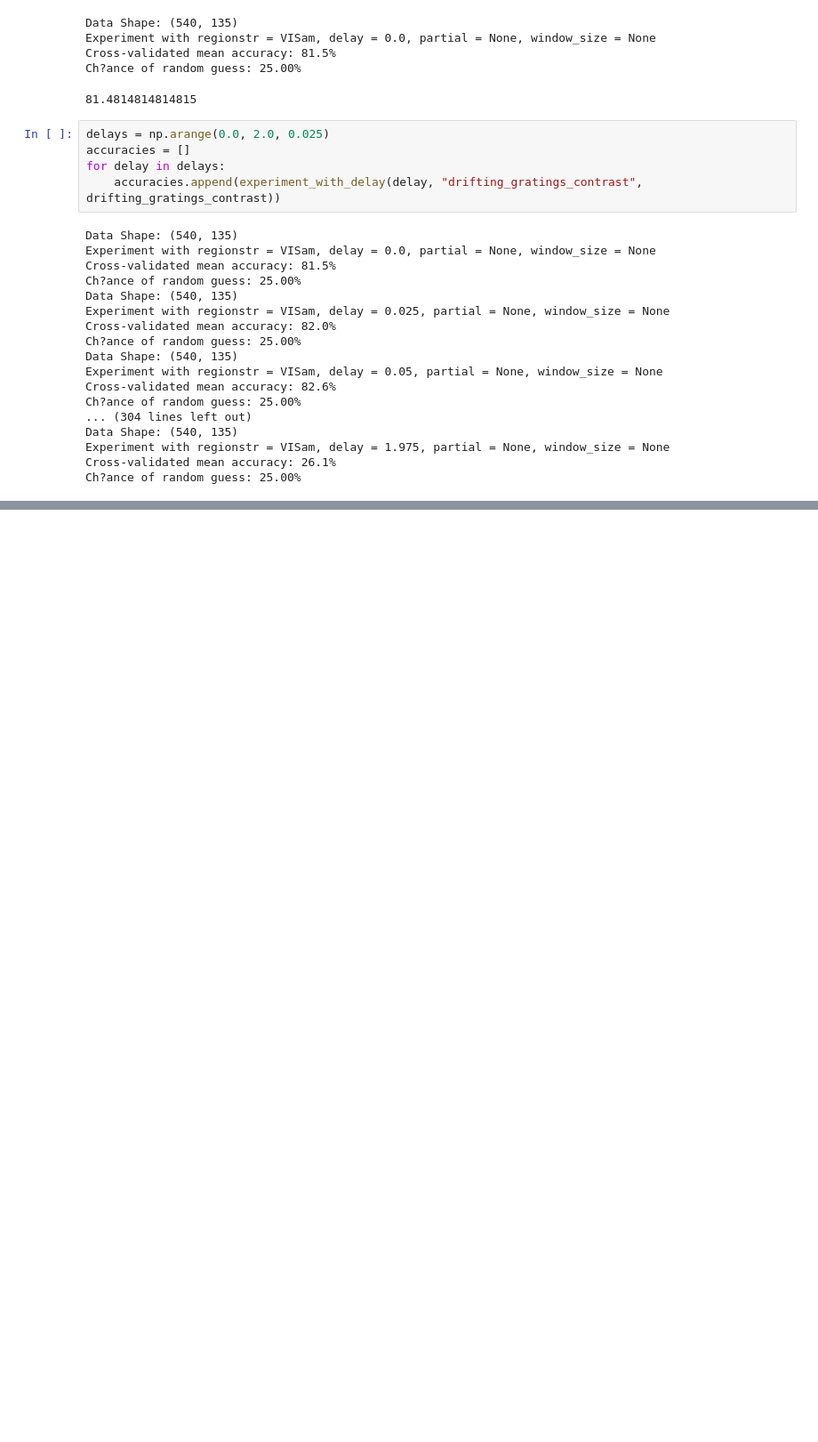
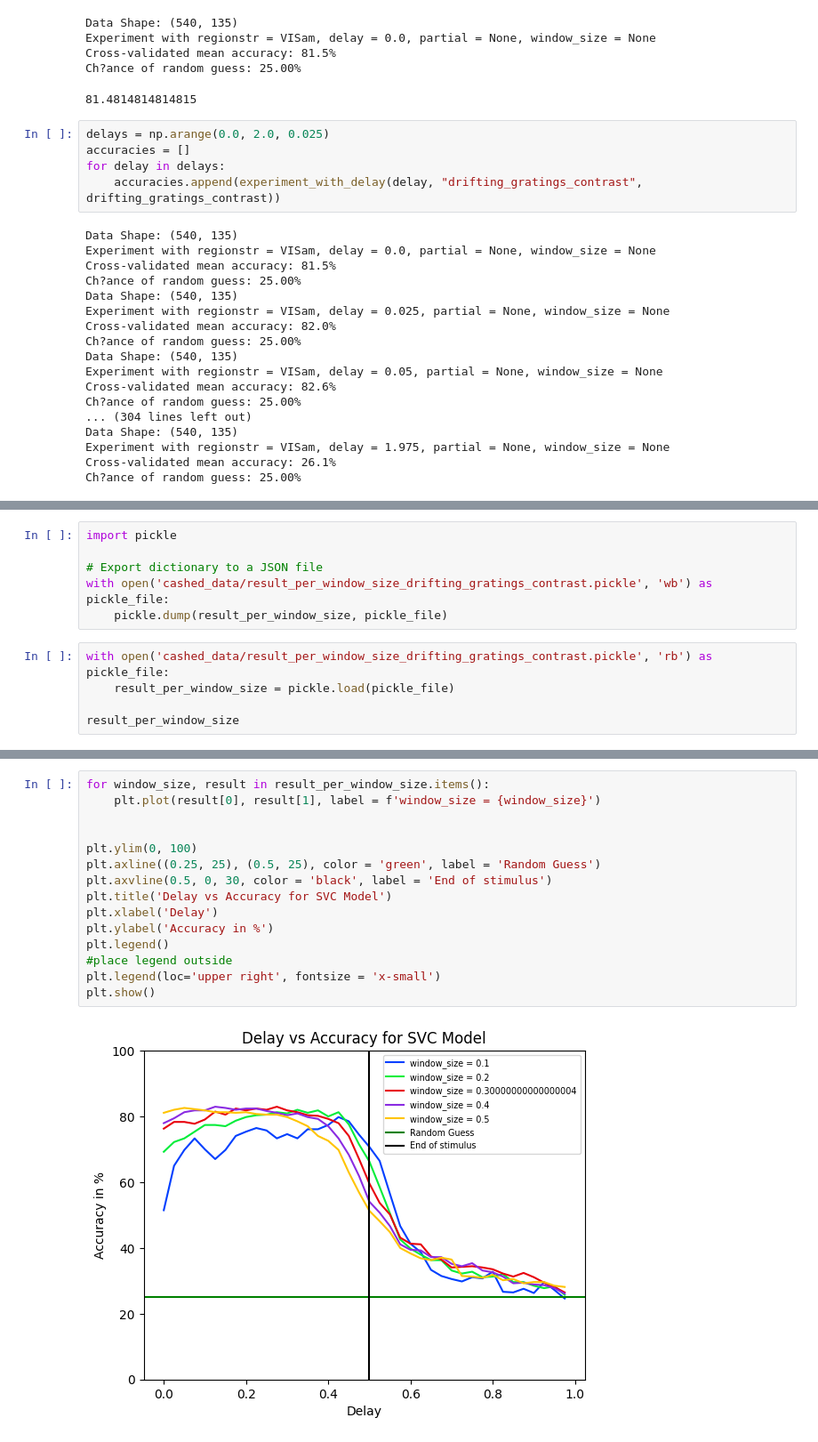
Before and after one commit to daniyarzt/neuromodelling, a Jupyter notebook: notebooks/classification_with_time_delay.ipynb, the cells around one changed output, grey strips where cells are left out. Shown at 89% size. Cells and saved outputs as stored; diff of their text form; blank space fills up the shorter version.

```diff
--- a/notebooks/classification_with_time_delay.ipynb
+++ b/notebooks/classification_with_time_delay.ipynb
@@ -719,0 +804,11 @@ plt.show()
+# %%
+import pickle
+
+# Export dictionary to a JSON file
+with open('cashed_data/result_per_window_size_drifting_gratings_contrast.pickle', 'wb') as pickle_file:
+    pickle.dump(result_per_window_size, pickle_file)
+# %%
+with open('cashed_data/result_per_window_size_drifting_gratings_contrast.pickle', 'rb') as pickle_file:
+    result_per_window_size = pickle.load(pickle_file)
+
+result_per_window_size
@@ -719,0 +833,17 @@ plt.show()
+# %%
+for window_size, result in result_per_window_size.items():
+    plt.plot(result[0], result[1], label = f'window_size = {window_size}')
+
+
+plt.ylim(0, 100)
+plt.axline((0.25, 25), (0.5, 25), color = 'green', label = 'Random Guess')
+plt.axvline(0.5, 0, 30, color = 'black', label = 'End of stimulus')
+plt.title('Delay vs Accuracy for SVC Model')
+plt.xlabel('Delay')
+plt.ylabel('Accuracy in %')
+plt.legend()
+#place legend outside
+plt.legend(loc='upper right', fontsize = 'x-small')
+plt.show()
+# %% [output]
+[figure, added]
```
Also changed, not shown: parts of 13 cells of this notebook, 2 other files.
